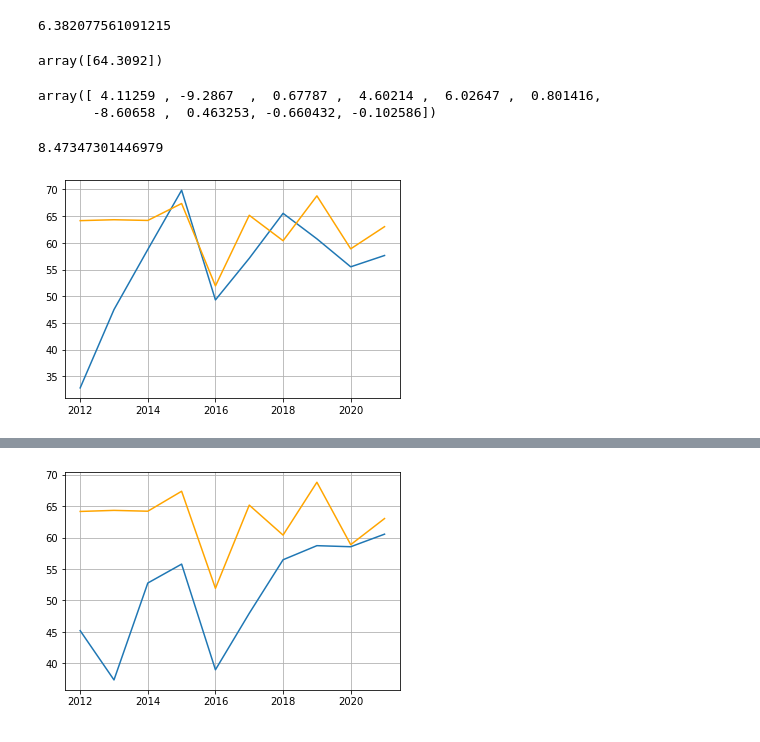
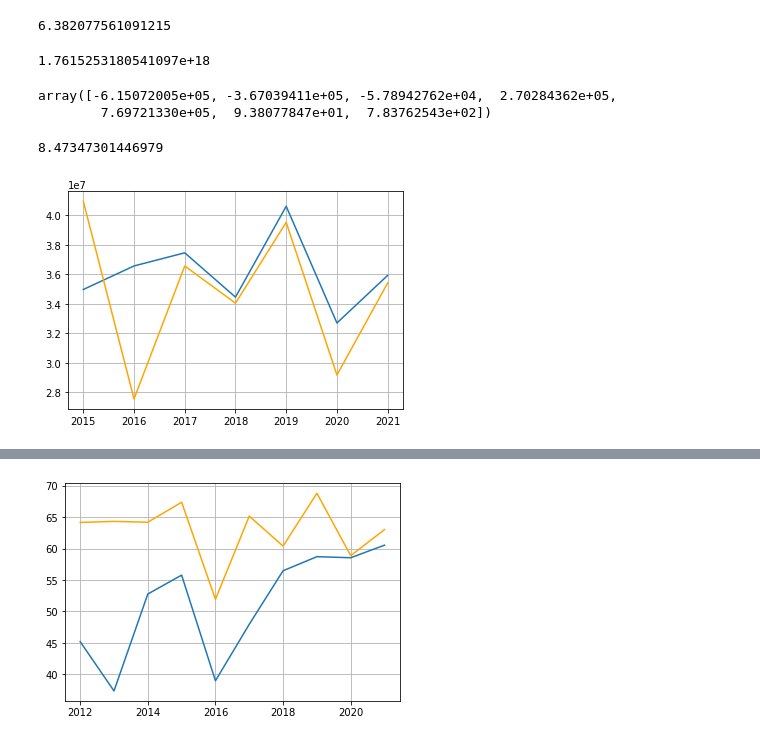
Before and after one commit to PierreCeraH/deepagri, a Jupyter notebook: notebooks/Finding best model and features.ipynb, the cells around one changed output, grey strips where cells are left out. Drawn from its saved outputs; the diff is of its cells as text; code cells hidden in the pictures.

Commit message:
Finished model

```diff
--- a/notebooks/Finding best model and features.ipynb
+++ b/notebooks/Finding best model and features.ipynb
@@ -1039,4 +1059,4 @@ model.predict(X_pred).sum()
 # %% [markdown]
 # Passage au rendement
 # %%
-full_df=get_df_full(agg_type='M',ohe='prod_cluster',what='rendement')
+full_df=get_df_full(agg_type='M',ohe='prod_cluster',what='production')
@@ -1063,2 +1062,0 @@ list(full_df.columns)
-# %%
-full_df['Rend_n-1']=full_df['Rend_n-1'].astype('float64')
@@ -1066,31 +1080,34 @@ full_df['Rend_n-1']=full_df['Rend_n-1'].astype('float64')
 score=[]
 pred=[]
 reel=[]
+from sklearn.preprocessing import StandardScaler
+for ligne in range(93*5,1116,93):
+    print(ligne,full_df.iloc[ligne].name)
+    model=Pipeline([('Scaling', StandardScaler()),
+        ('Linear',LinearRegression())
+    ])
+    features=['cluster_0',
+        'cluster_1',
+        'cluster_2',
+        'cluster_3',
+        'cluster_4',
+ 'windspeed_max 09_n-1','windspeed_max 11_n-1','tmin_c 10_n-1','tmax_c 01','dewmax_c 09_n-1','uv_idx 01',
+ 'uv_idx 03','tmin_deg 10_n-1','tmax_c 04','dewmax_c 11_n-1','snow_mm 03','tmax_deg 05','rain_mm 10_n-1',
+        'rain_mm 11_n-1']
 
-for ligne in range(93*2,1116,93):
-    print(ligne,full_df.iloc[ligne].name)
-    model=Pipeline([
-        ('scaler',RobustScaler()),
-        ('Linear',XGBRegressor(booster='gblinear'))
-    ])
-    #features=['cluster_3','cluster_4']
-    features=['windspeed_max 01',
- 'windspeed_max 09_n-1',
- 'windspeed_max 10_n-1',
- 'windspeed_max 11_n-1',
- 'windspeed_max 12_n-1','dewmax_c 04','dewmax_c 11_n-1','tmax_deg 09_n-1','tmax_deg 04','tmax_deg 05']
 
     X_train=full_df.iloc[:ligne][features]
-    #X_train['windspeed_max 01']=-X_train['windspeed_max 01']
-    y_train=full_df.iloc[:ligne]['rendement']
+
+
+    y_train=full_df.iloc[:ligne]['production']
 
     X_test=full_df.iloc[ligne:ligne+93][features]
-    y_test=full_df.iloc[ligne:ligne+93]['rendement']
+    y_test=full_df.iloc[ligne:ligne+93]['production']
 
     model.fit(X_train,y_train)
     pred.append(model.predict(X_test))
     reel.append(y_test)
-    y_test
+    #weighted_mae()
     score.append(mean_absolute_error(y_test,pred[-1]))
 
 pred=np.array(pred)
@@ -1125,20 +1139,20 @@ mean_absolute_error(y_test_pond,y_pred_pond)*93
 # %%
 model.steps[1][1].intercept_
 # %% [output]
-array([64.3092])
+1.7615253180541097e+18
 # %%
-model.steps[1][1].coef_
+model.steps[0][1].coef_
 # %% [output]
-array([ 4.11259 , -9.2867  ,  0.67787 ,  4.60214 ,  6.02647 ,  0.801416,
-       -8.60658 ,  0.463253, -0.660432, -0.102586])
+array([-6.15072005e+05, -3.67039411e+05, -5.78942762e+04,  2.70284362e+05,
+        7.69721330e+05,  9.38077847e+01,  7.83762543e+02])
 # %%
 mean_absolute_error(full_df['rendement'], full_df['rendement_n-1'])
 # %% [output]
 8.47347301446979
 # %%
-index_plot=list(range(2012,2022))
-plt.plot(index_plot,pred.mean(axis=1))
-plt.plot(index_plot,reel.mean(axis=1),c='orange')
+index_plot=list(range(2015,2022))
+plt.plot(index_plot,pred.sum(axis=1))
+plt.plot(index_plot,reel.sum(axis=1),c='orange')
 plt.grid()
 # %% [output]
-[figure, old version]
+[figure, new version]
```
Also changed, not shown: parts of 28 cells of this notebook, 4 other files.
